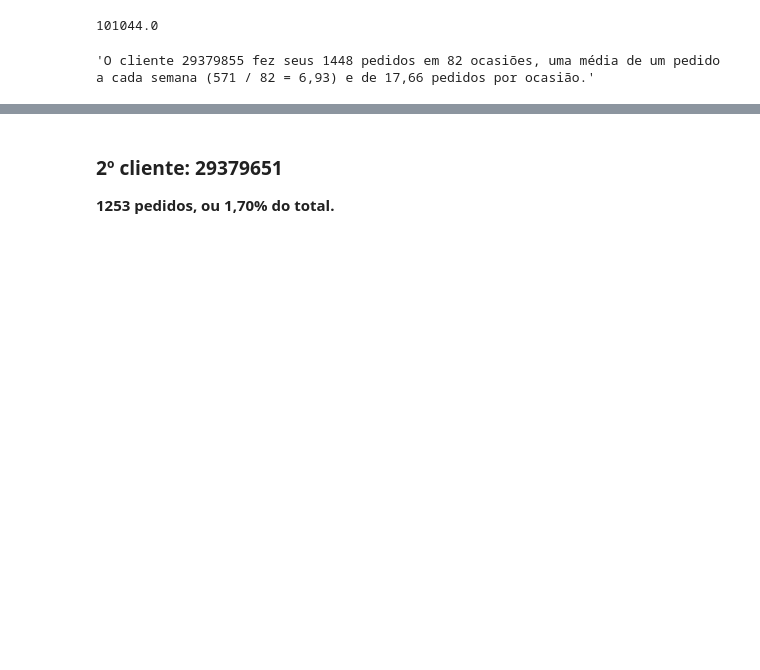
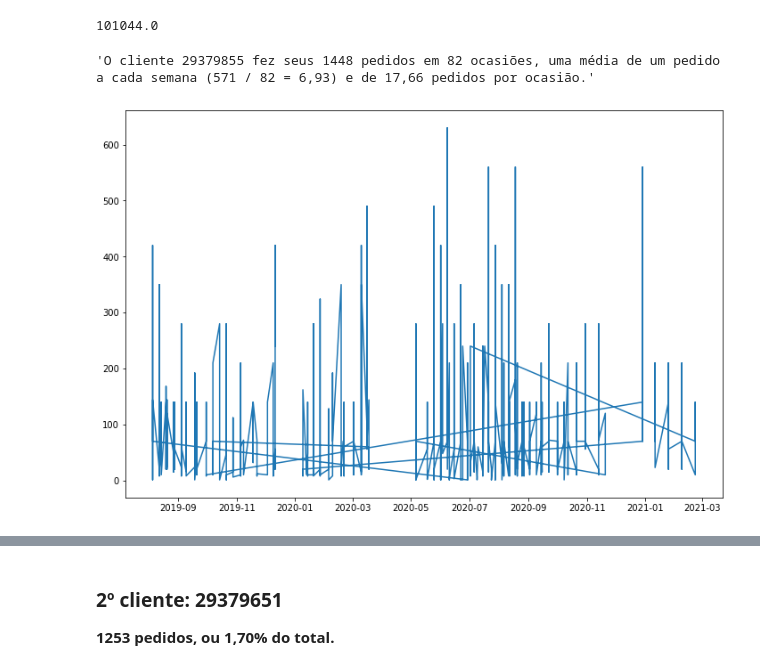
Before and after one commit to brenoccosta/ABIAcademyHack, a Jupyter notebook: Recomendação para pontos de venda locais.ipynb, the cells around one changed output, grey strips where cells are left out. Saved outputs shown, nothing was run; the diff lists cells and outputs as text; code cells hidden in the pictures; blank space fills up the shorter version.

```diff
--- a/Recomendação para pontos de venda locais.ipynb
+++ b/Recomendação para pontos de venda locais.ipynb
@@ -14,10 +14,10 @@ import plotly.express as px
 %matplotlib inline
 # %%
 # Breno
-# vendas = pd.read_excel(io='C:/Users/breno/Desktop/Minhas coisas/PUCC/Segundo Semestre/ABI Academy Hack/Projetos/Ideação/ABIAcademyHack/Venda Cruzada - Venda Adicional/Data.xlsx')
+vendas = pd.read_excel(io='C:/Users/breno/Desktop/Minhas coisas/PUCC/Segundo Semestre/ABI Academy Hack/ABIAcademyHack/Venda Cruzada - Venda Adicional/Data.xlsx')
 
 # João Roberto
-vendas = pd.read_excel('Data.xlsx')
+# vendas = pd.read_excel('Data.xlsx')
 # %%
 vendas.head()
 # %% [output]
@@ -1239,3 +1287,11 @@ vendas['Doc. Date'].loc[vendas['Ship-to nu'] == 29379855].value_counts()
 '''O cliente 29379855 fez seus 1448 pedidos em 82 ocasiões, uma média de um pedido a cada semana (571 / 82 = 6,93) e de 17,66 pedidos por ocasião.'''
 # %% [output]
 'O cliente 29379855 fez seus 1448 pedidos em 82 ocasiões, uma média de um pedido a cada semana (571 / 82 = 6,93) e de 17,66 pedidos por ocasião.'
+# %%
+plt.figure(figsize=(12, 8))
+
+plt.plot(vendas['Doc. Date'].loc[vendas['Ship-to nu'] == 29379855], vendas['Order qty'].loc[vendas['Ship-to nu'] == 29379855])
+
+plt.show()
+# %% [output]
+[figure, added]
```
Also changed, not shown: parts of 9 cells of this notebook, 1 other file.
